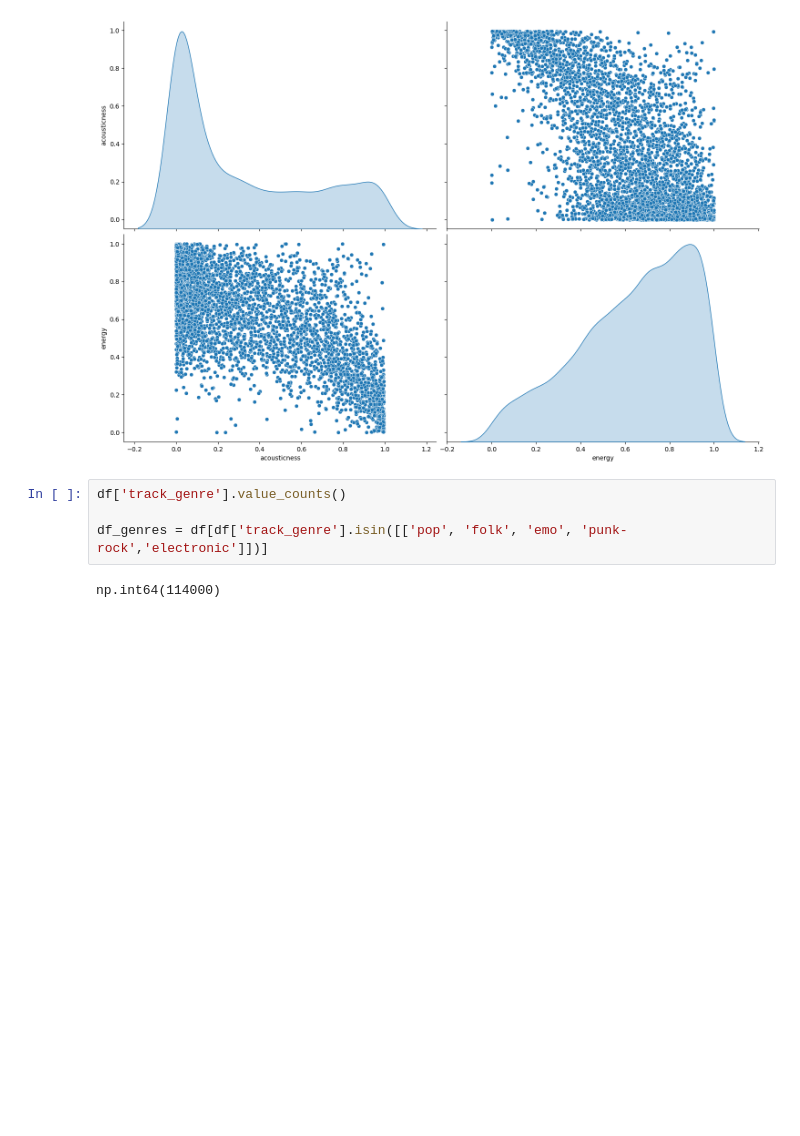
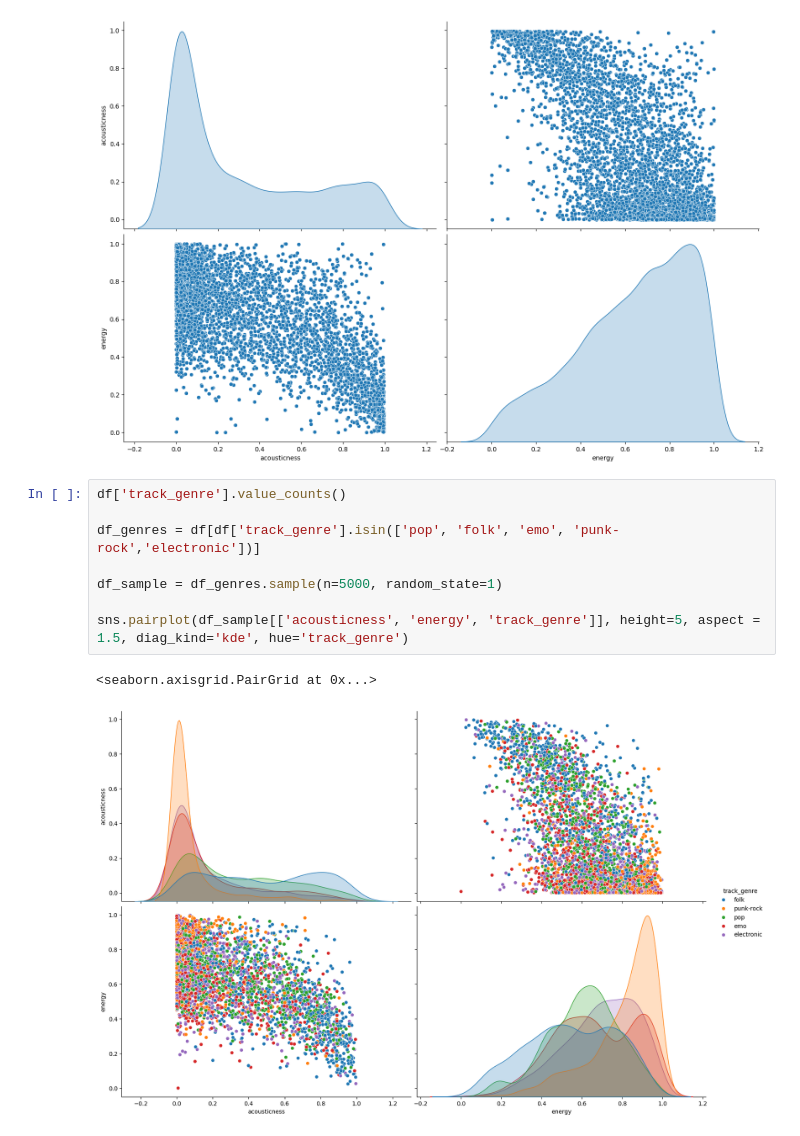
Before and after one commit to JessicaLindsey5514/spotify_eda_jessicalindsey, a Jupyter notebook: notebooks/walkthrough.ipynb, the cells around one changed output. Saved outputs shown, nothing was run; the diff lists cells and outputs as text; blank space fills up the shorter version.

```diff
--- a/notebooks/walkthrough.ipynb
+++ b/notebooks/walkthrough.ipynb
@@ -194,6 +194,11 @@ sns.pairplot(df_sample, height=5, aspect = 1.5, diag_kind='kde')
 # %%
 df['track_genre'].value_counts()
 
-df_genres = df[df['track_genre'].isin([['pop', 'folk', 'emo', 'punk-rock','electronic']])]
+df_genres = df[df['track_genre'].isin(['pop', 'folk', 'emo', 'punk-rock','electronic'])]
+
+df_sample = df_genres.sample(n=5000, random_state=1)
+
+sns.pairplot(df_sample[['acousticness', 'energy', 'track_genre']], height=5, aspect = 1.5, diag_kind='kde', hue='track_genre')
 # %% [output]
-np.int64(114000)
+<seaborn.axisgrid.PairGrid at 0x...>
+[figure, added]
```
